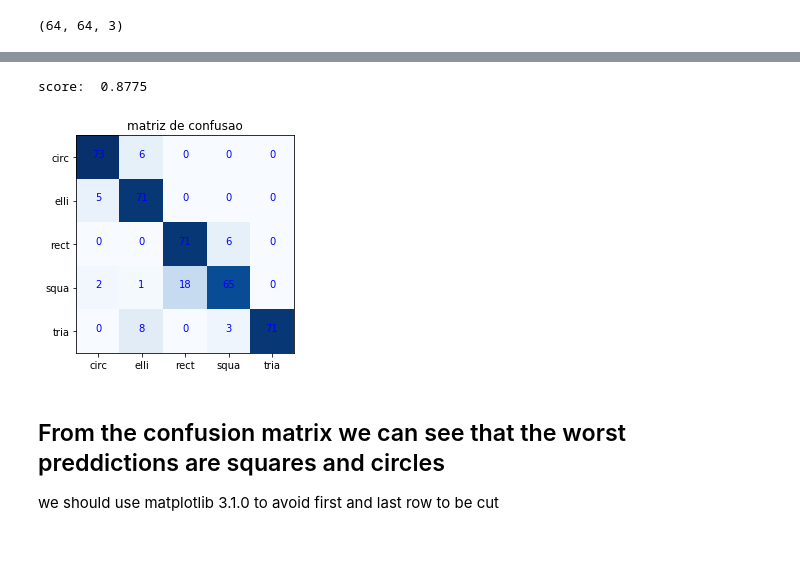
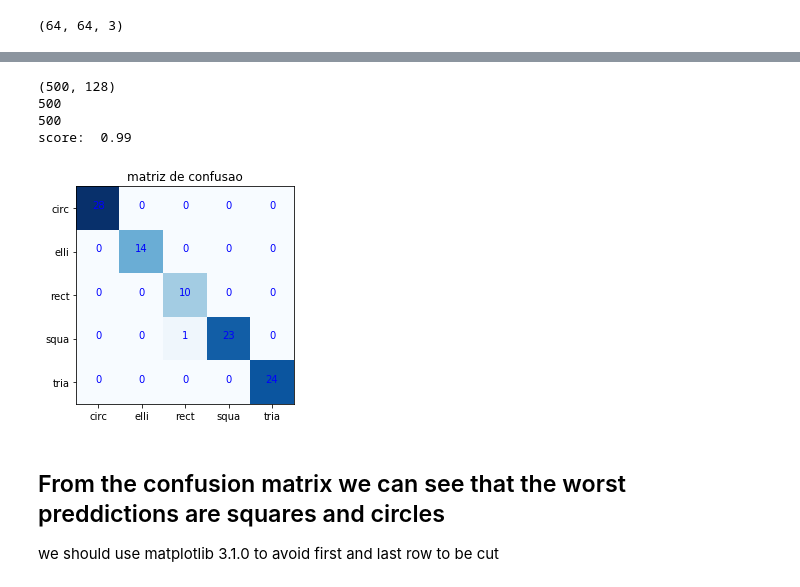
Before and after one commit to leticiacechinel/Tests-Image-Processing, a Jupyter notebook: Features_extraction.ipynb, the cells around one changed output, grey strips where cells are left out. Cells and saved outputs as stored; diff of their text form; code cells hidden in the pictures; blank space fills up the shorter version.

```diff
--- a/Features_extraction.ipynb
+++ b/Features_extraction.ipynb
@@ -217,7 +217,7 @@ from sklearn.neural_network import MLPClassifier
 from sklearn import preprocessing
 
 def prepara_dados():
-    data = pd.read_csv('features.csv')
+   # data = pd.read_csv('features.csv')
     data = pd.read_csv('histogramas.csv')
 
     indice = len(data.columns)-1
@@ -238,12 +238,13 @@ def prepara_dados():
 #     for i in range(x.shape[0]-1):
 #         X_.append(list(x.iloc[i]))
 
-    scaler = preprocessing.MinMaxScaler()
-    X_ = scaler.fit_transform(X_)
+#     scaler_x = preprocessing.MinMaxScaler()
+#     X_ = scaler.fit_transform(X_)
 
     le = preprocessing.LabelEncoder()
     y = le.fit_transform(y)
 
+    print(X_.shape)
 
     return X_,y,le
 
@@ -253,31 +254,34 @@ def treina_rede(X,y):
     from sklearn import ensemble
     from sklearn.neural_network import MLPClassifier
     import matplotlib.pyplot as plt
+    from sklearn.model_selection import train_test_split
 
     #x = imagens
-    sample_index=random.sample(range(len(x)),int(len(x)/5)) #20-80
-    valid_index=[i for i in range(len(x)) if i not in sample_index]
+#     sample_index=random.sample(range(len(x)),int(len(x)/5)) #20-80
+#     valid_index=[i for i in range(len(x)) if i not in sample_index]
 
-    sample_images=[x[i] for i in sample_index]
-    valid_images=[x[i] for i in valid_index]
+    X_train, X_test, y_train, y_test = train_test_split(X, y, test_size=0.2, random_state=42)
 
-    #Sample and validation targets
-    sample_target=[y[i] for i in sample_index]
-    valid_target=[y[i] for i in valid_index]
+#     sample_images=[x[i] for i in sample_index]
+#     valid_images=[x[i] for i in valid_index]
+
+#     #Sample and validation targets
+#     sample_target=[y[i] for i in sample_index]
+#     valid_target=[y[i] for i in valid_index]
 
 
 
     #USANDO REDE NEURAL
-    clf = MLPClassifier(solver='lbfgs', alpha=1e-5, hidden_layer_sizes=(128,512,256,5), random_state=1, max_iter=500000,
+    clf = MLPClassifier(solver='lbfgs', alpha=1e-5, hidden_layer_sizes=(128,512,256,512,5), random_state=1, max_iter=500000,
                         learning_rate_init=0.0001, activation='relu')
-    clf.fit(sample_images, sample_target)
-    print('score: ',clf.score(valid_images, valid_target))
+    clf.fit(X_train, y_train)
+    print('score: ',clf.score(X_test, y_test))
 
     from sklearn.metrics import confusion_matrix
     import seaborn as sns
 
-    rotulos_previstos = le.inverse_transform(clf.predict(valid_images))
-    matriz = confusion_matrix(le.inverse_transform(valid_target), rotulos_previstos)
+    rotulos_previstos = le.inverse_transform(clf.predict(X_test))
+    matriz = confusion_matrix(le.inverse_transform(y_test), rotulos_previstos)
 
 
     labels = [0,1,2,3,4]
@@ -327,37 +331,41 @@ def faz_knn(x,y, le):
     matriz = confusion_matrix(le.inverse_transform(valid_target), rotulos_previstos)
 
 
     labels = [0,1,2,3,4]
 
     marcador_escalas = range(len(labels))
 
     plt.imshow(matriz, cmap = plt.cm.Blues, interpolation = 'nearest')
     plt.title('matriz de confusao')
 
     plt.yticks(marcador_escalas, le.inverse_transform(labels))
     plt.xticks(marcador_escalas, le.inverse_transform(labels))
 
     for linha in range(matriz.shape[0]):
         for coluna in range(matriz.shape[1]):
             plt.text(coluna, linha, format(matriz[linha,coluna]), horizontalalignment = 'center', color = 'blue')
 
     plt.show()
     return knn
 
 
 
 
-x,y,le = prepara_dados()
-#print(len(x[1]))
+x,y,encoder = prepara_dados()
+print(len(x))
+print(len(y))
 
 #REDE NEURAL
 clf = treina_rede(x,y)
 
 # KNN CLASSIFIER
 # knn = faz_knn(x,y,le)
 # %% [output]
-score:  0.8775
+(500, 128)
+500
+500
+score:  0.99
-[figure, old version]
+[figure, new version]
 # %% [markdown]
 ## From the confusion matrix we can see that the worst preddictions are squares and circles
 we should use  matplotlib 3.1.0 to avoid first and last row to be cut
```
Also changed, not shown: parts of 2 cells of this notebook, 4 other files.
